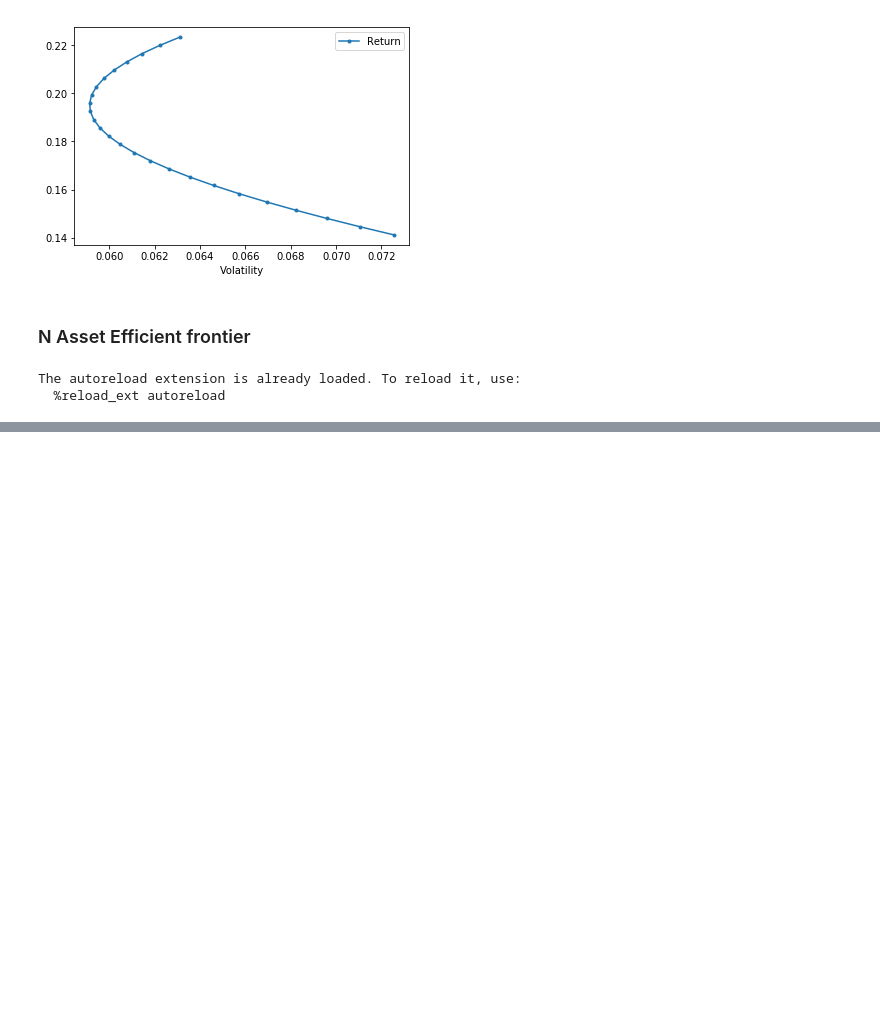
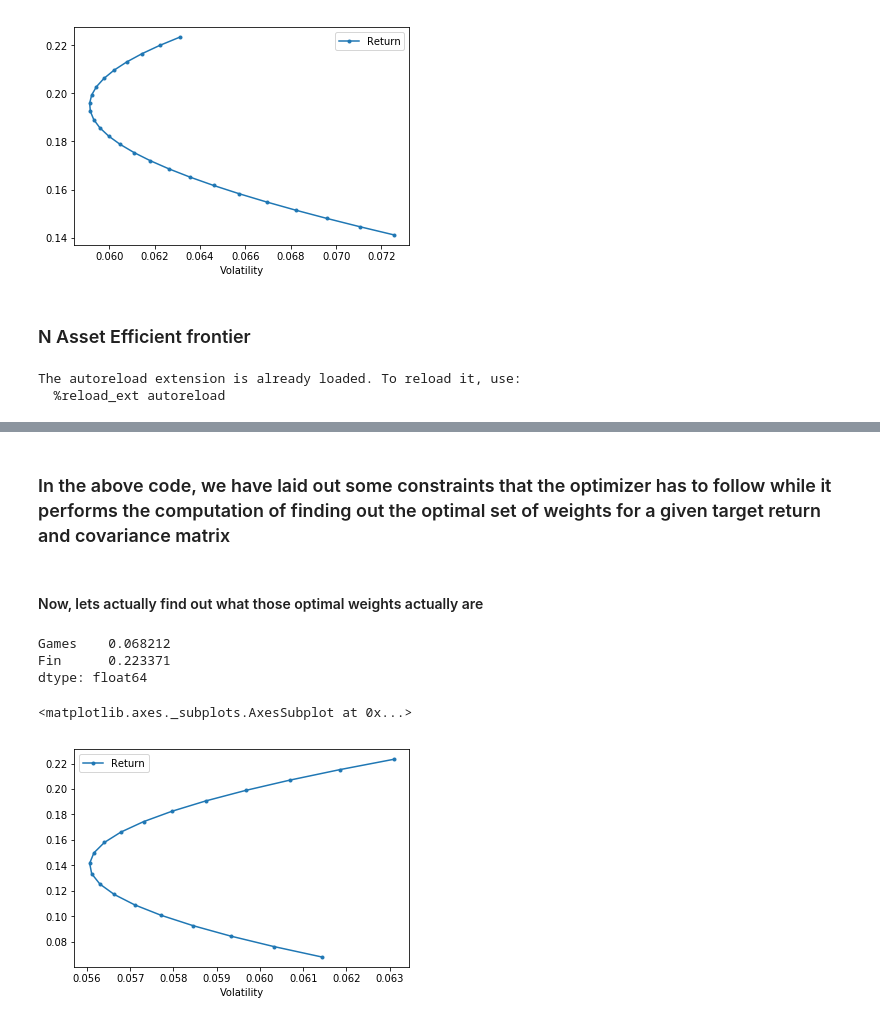
Before and after one commit to biv-neupane7/Investment-management-with-python, a Jupyter notebook: Week 2 Efficient frontier and portfolio management.ipynb, the cells around one changed output, grey strips where cells are left out. Drawn from its saved outputs; the diff is of its cells as text; code cells hidden in the pictures; blank space fills up the shorter version.

```diff
--- a/Week 2 Efficient frontier and portfolio management.ipynb
+++ b/Week 2 Efficient frontier and portfolio management.ipynb
@@ -456,0 +474,16 @@ def plot_ef2(n_points, er, cov):
+# %% [markdown]
+### In the above code, we have laid out some constraints that the optimizer has to follow while it performs the computation of finding out the optimal set of weights for a given target return and covariance matrix
+# %% [markdown]
+#### Now, lets actually find out what those optimal weights actually are
+# %%
+l=["Games", "Fin"]
+er[l]
+# %% [output]
+Games    0.068212
+Fin      0.223371
+dtype: float64
+# %%
+ak.plot_ef2(20, er[l],cov.loc[l,l])
+# %% [output]
+<matplotlib.axes._subplots.AxesSubplot at 0x...>
+[figure, added]
```
Also changed, not shown: parts of 15 cells of this notebook.
